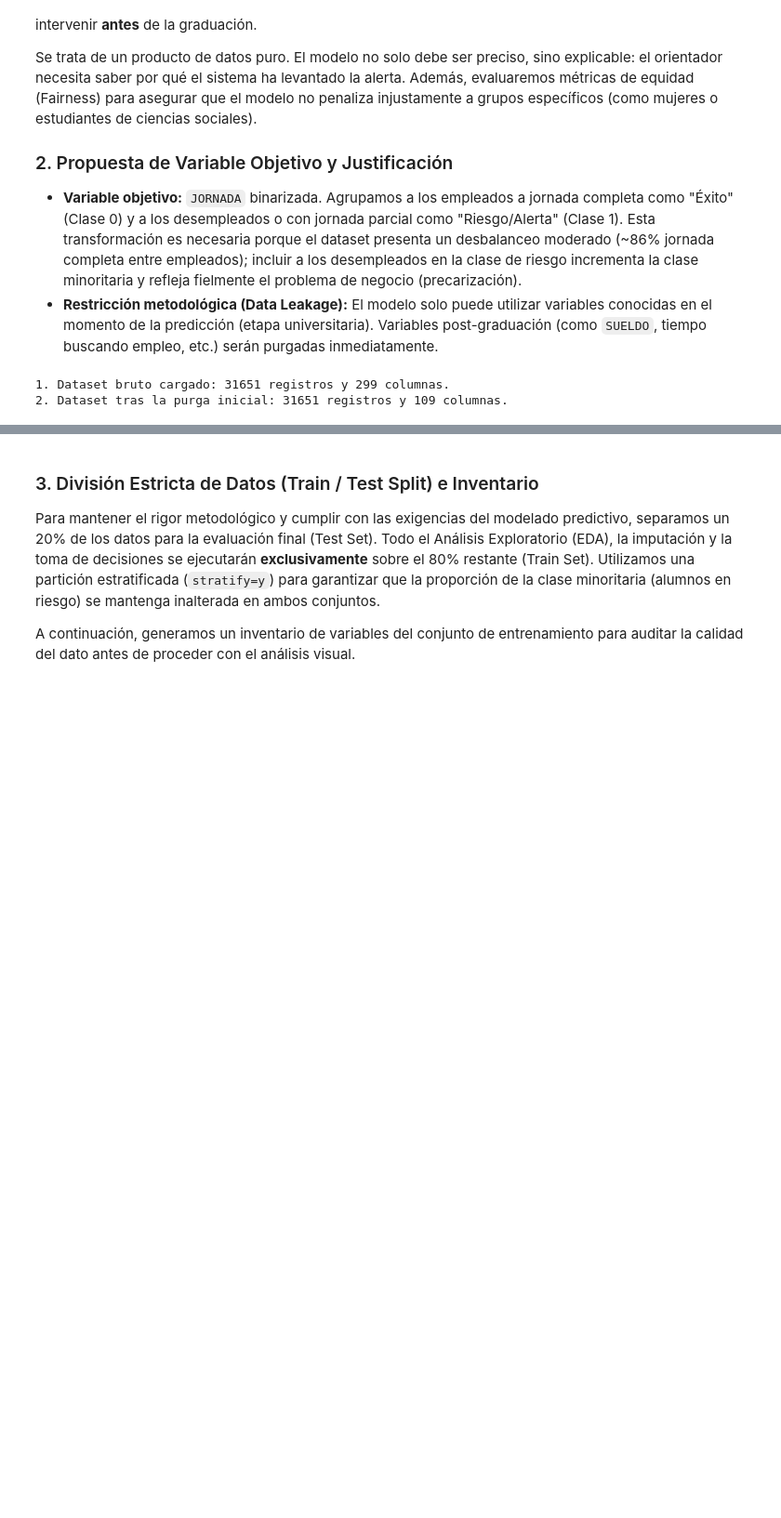
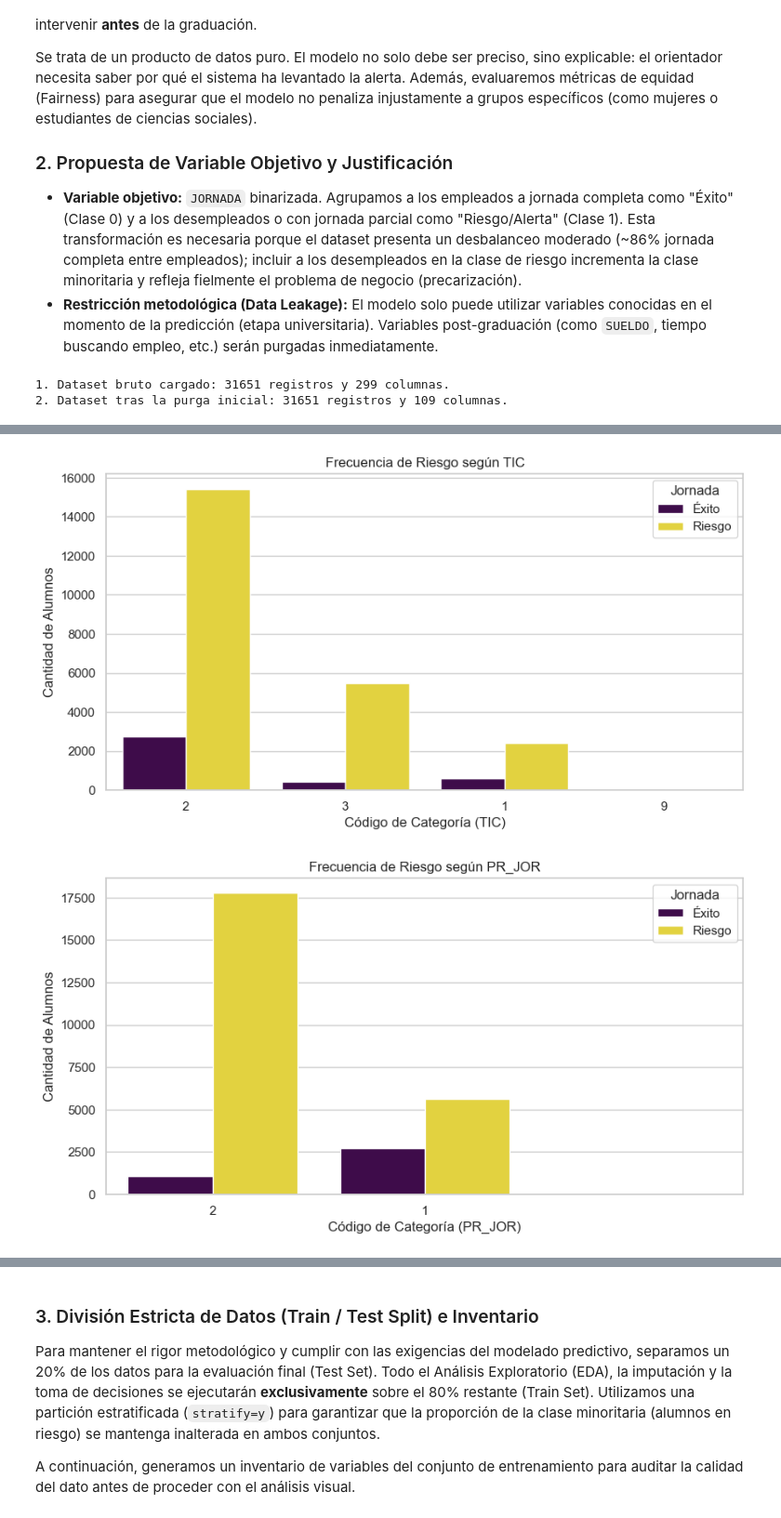
Before and after one commit to JorgeMedina02/mvc-proyecto-grupo-6, a Jupyter notebook: notebooks/01_EDA.ipynb, the cells around one changed output, grey strips where cells are left out. Shown at 93% size. Drawn from its saved outputs; the diff is of its cells as text; code cells hidden in the pictures; blank space fills up the shorter version.

```diff
--- a/notebooks/01_EDA.ipynb
+++ b/notebooks/01_EDA.ipynb
@@ -55,0 +108,16 @@ except Exception as e:
+# %%
+vars_perfil = ['TIC', 'PR_JOR', 'PR_AREA', 'PR_NIVEL']
+
+for col in vars_perfil:
+    plt.figure(figsize=(10, 5))
+    # Ordenamos por frecuencia para detectar categorías raras
+    order = df_raw[col].value_counts().index
+    sns.countplot(data=df_raw, x=col, hue='JORNADA', order=order, palette='viridis')
+    plt.title(f'Frecuencia de Riesgo según {col}')
+    plt.xlabel(f'Código de Categoría ({col})')
+    plt.ylabel('Cantidad de Alumnos')
+    plt.legend(title='Jornada', labels=['Éxito', 'Riesgo'])
+    plt.show()
+# %% [output]
+[figure, added]
+[figure, added]
```
Also changed, not shown: parts of 5 cells of this notebook.
